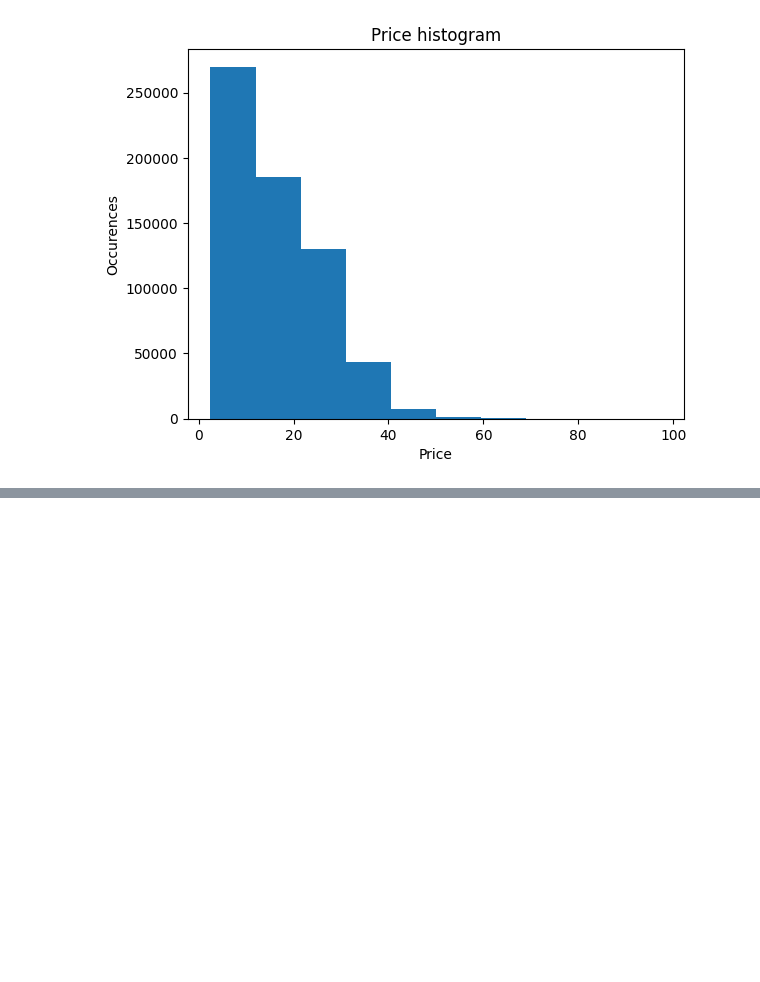
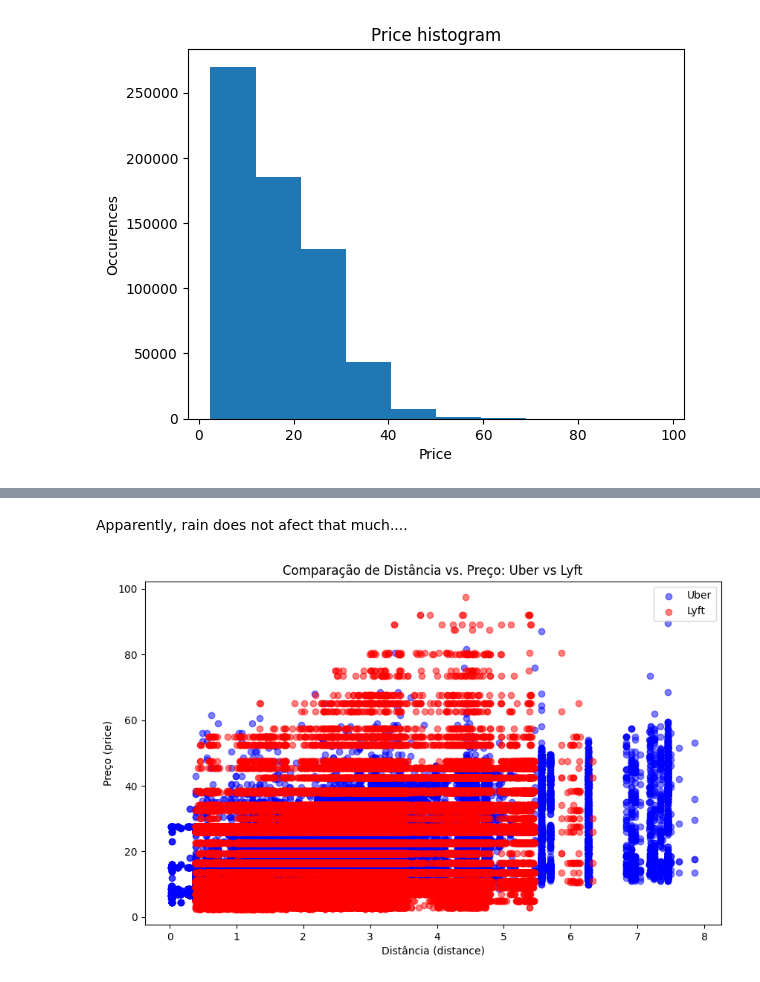
Before and after one commit to Ligia-pdf/Transporationprice, a Jupyter notebook: data.ipynb, the cells around one changed output, grey strips where cells are left out. Cells and saved outputs as stored; diff of their text form; code cells hidden in the pictures; blank space fills up the shorter version.

```diff
--- a/data.ipynb
+++ b/data.ipynb
@@ -69,0 +82,14 @@ Text(0, 0.5, 'Occurences')
+# %% [markdown]
+Apparently, rain does not afect that much....
+# %%
+plt.figure(figsize=(10, 6))
+plt.scatter(uber_data['distance'], uber_data['price'], color='blue', alpha=0.5, label='Uber')
+plt.scatter(lyft_data['distance'], lyft_data['price'], color='red', alpha=0.5, label='Lyft')
+
+plt.xlabel('Distância (distance)')
+plt.ylabel('Preço (price)')
+plt.title('Comparação de Distância vs. Preço: Uber vs Lyft')
+plt.legend()
+plt.show()
+# %% [output]
+[figure, added]
```
Also changed, not shown: parts of 5 cells of this notebook.
